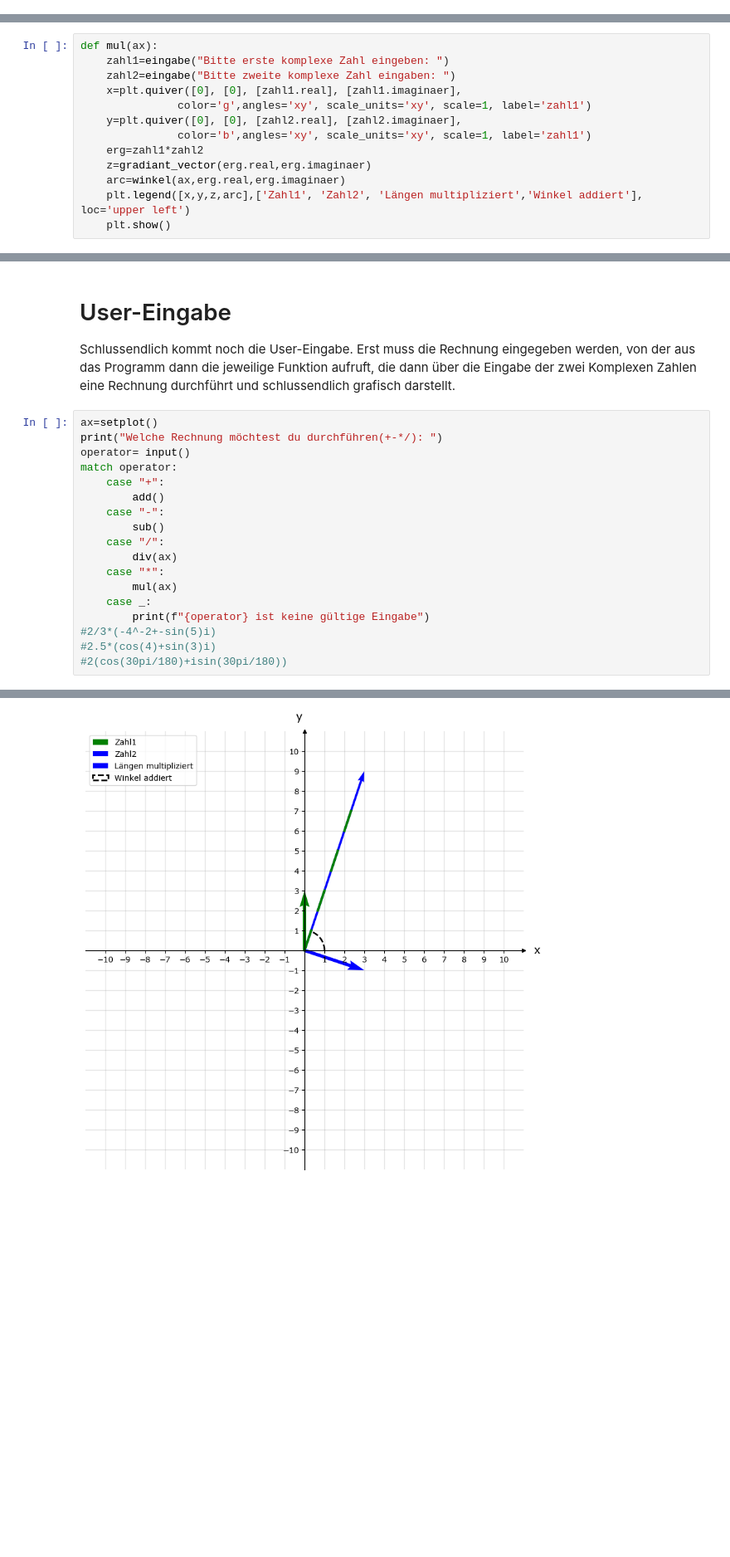
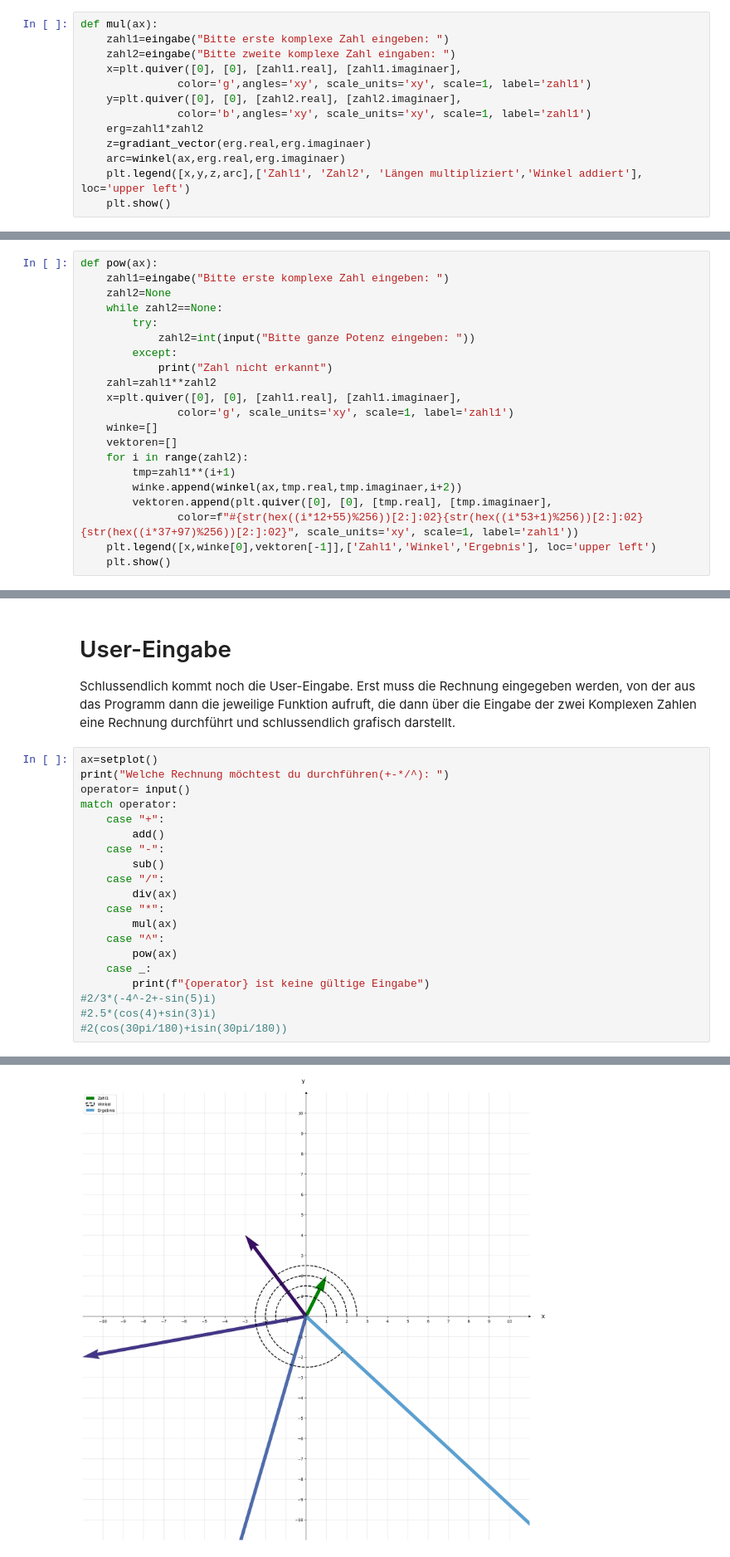
Before and after one commit to Julessh05-Studium/Scientific-Programming-Lab, a Jupyter notebook: SciProLab/Taschenrechner.ipynb, the cells around one changed output, grey strips where cells are left out. Shown: that part at 83% size. Drawn from its saved outputs; the diff is of its cells as text; blank space fills up the shorter version.

```diff
--- a/SciProLab/Taschenrechner.ipynb
+++ b/SciProLab/Taschenrechner.ipynb
@@ -126,0 +161,13 @@ def sub():
+# %%
+def mul(ax):
+    zahl1=eingabe("Bitte erste komplexe Zahl eingeben: ")
+    zahl2=eingabe("Bitte zweite komplexe Zahl eingaben: ")
+    x=plt.quiver([0], [0], [zahl1.real], [zahl1.imaginaer],
+               color='g',angles='xy', scale_units='xy', scale=1, label='zahl1')
+    y=plt.quiver([0], [0], [zahl2.real], [zahl2.imaginaer],
+               color='b',angles='xy', scale_units='xy', scale=1, label='zahl1')
+    erg=zahl1*zahl2
+    z=gradiant_vector(erg.real,erg.imaginaer)
+    arc=winkel(ax,erg.real,erg.imaginaer)
+    plt.legend([x,y,z,arc],['Zahl1', 'Zahl2', 'Längen multipliziert','Winkel addiert'], loc='upper left')
+    plt.show()
@@ -140,15 +208,23 @@ def div(ax):
 # %%
-def mul(ax):
+def pow(ax):
     zahl1=eingabe("Bitte erste komplexe Zahl eingeben: ")
-    zahl2=eingabe("Bitte zweite komplexe Zahl eingaben: ")
+    zahl2=None
+    while zahl2==None:
+        try:
+            zahl2=int(input("Bitte ganze Potenz eingeben: "))
+        except:
+            print("Zahl nicht erkannt")
+    zahl=zahl1**zahl2
     x=plt.quiver([0], [0], [zahl1.real], [zahl1.imaginaer],
-               color='g',angles='xy', scale_units='xy', scale=1, label='zahl1')
-    y=plt.quiver([0], [0], [zahl2.real], [zahl2.imaginaer],
-               color='b',angles='xy', scale_units='xy', scale=1, label='zahl1')
-    erg=zahl1*zahl2
-    z=gradiant_vector(erg.real,erg.imaginaer)
-    arc=winkel(ax,erg.real,erg.imaginaer)
-    plt.legend([x,y,z,arc],['Zahl1', 'Zahl2', 'Längen multipliziert','Winkel addiert'], loc='upper left')
+               color='g', scale_units='xy', scale=1, label='zahl1')
+    winke=[]
+    vektoren=[]
+    for i in range(zahl2):
+        tmp=zahl1**(i+1)
+        winke.append(winkel(ax,tmp.real,tmp.imaginaer,i+2))
+        vektoren.append(plt.quiver([0], [0], [tmp.real], [tmp.imaginaer],
+               color=f"#{str(hex((i*12+55)%256))[2:]:02}{str(hex((i*53+1)%256))[2:]:02}{str(hex((i*37+97)%256))[2:]:02}", scale_units='xy', scale=1, label='zahl1'))
+    plt.legend([x,winke[0],vektoren[-1]],['Zahl1','Winkel','Ergebnis'], loc='upper left')
     plt.show()
 # %% [markdown]
 ## Eingabe Komplexe Zahlen
@@ -592,7 +660,7 @@ def winkel(ax,V,U):
 Schlussendlich kommt noch die User-Eingabe. Erst muss die Rechnung eingegeben werden, von der aus das Programm dann die jeweilige Funktion aufruft, die dann über die Eingabe der zwei Komplexen Zahlen eine Rechnung durchführt und schlussendlich grafisch darstellt.
 # %%
 ax=setplot()
-print("Welche Rechnung möchtest du durchführen(+-*/): ")
+print("Welche Rechnung möchtest du durchführen(+-*/^): ")
 operator= input()
 match operator:
     case "+":
@@ -603,6 +671,8 @@ match operator:
         div(ax)
     case "*":
         mul(ax)
+    case "^":
+        pow(ax)
     case _:
         print(f"{operator} ist keine gültige Eingabe")
 #2/3*(-4^-2+-sin(5)i)
@@ -618 +692 @@ Bitte zweite komplexe Zahl eingaben:
-[figure, old version]
+[figure, new version]
```
Also changed, not shown: parts of 20 cells of this notebook.
